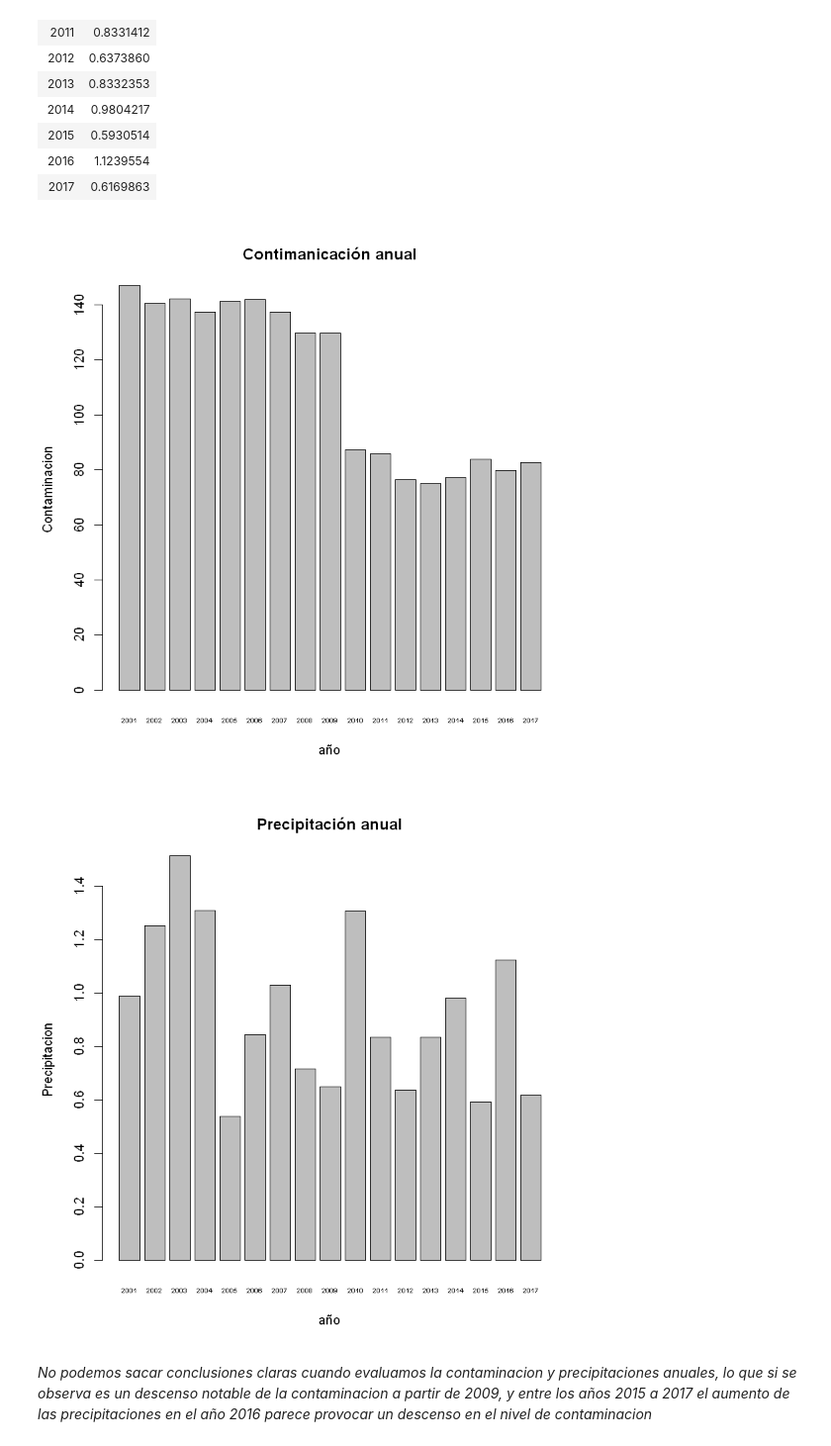
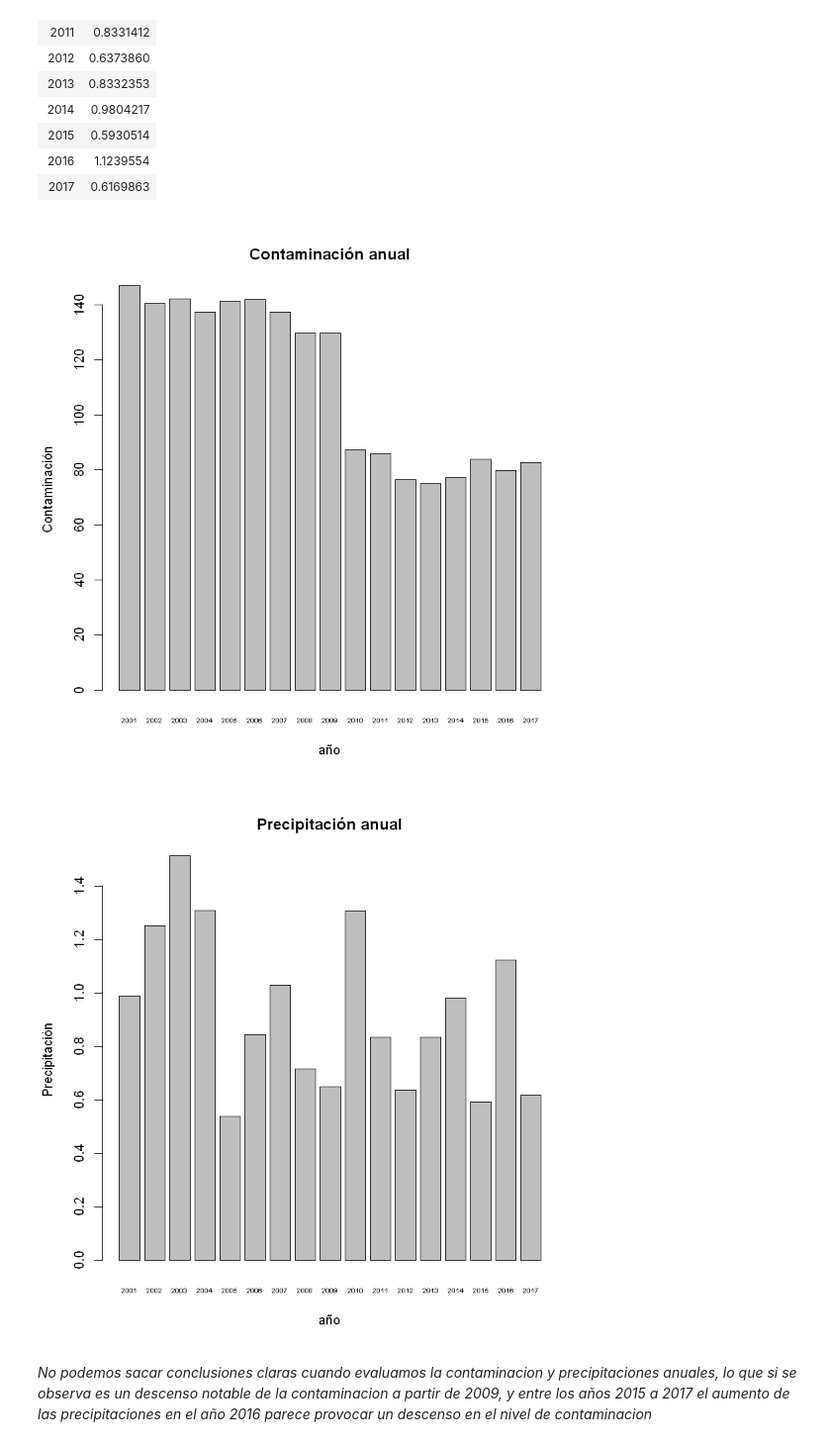
Before and after one commit to manumonforte/DataMining-BigDataParadigm, a Jupyter notebook: Estudio.ipynb, the cells around one changed output. Shown at 99% size. Saved outputs shown, nothing was run; the diff lists cells and outputs as text; code cells hidden in the pictures.

```diff
--- a/Estudio.ipynb
+++ b/Estudio.ipynb
@@ -772,13 +803,13 @@ head(rainfall_year, n = 18)
 | 2016 | 1.1239554 |
 | 2017 | 0.6169863 |
 # %%
-barplot(madrid_year_pol$totalPollution, main ="Contimanicación anual",xlab = "año",ylab = "Contaminacion",
+barplot(madrid_year_pol$totalPollution, main ="Contaminación anual",xlab = "año",ylab = "Contaminación",
         names.arg= madrid_year_pol$year, cex.names=.5)
 
-barplot(rainfall_year$quantity, main ="Precipitación anual",xlab = "año",ylab = "Precipitacion",
+barplot(rainfall_year$quantity, main ="Precipitación anual",xlab = "año",ylab = "Precipitación",
         names.arg= rainfall_year$year, cex.names=.5)
 # %% [output]
-[figure, old version]
+[figure, new version]
 [figure]
 # %% [markdown]
 *No podemos sacar conclusiones claras cuando evaluamos la contaminacion y precipitaciones anuales, lo que si se observa es un descenso notable de la contaminacion a partir de 2009, y entre los años 2015 a 2017 el aumento de las precipitaciones en el año 2016 parece provocar un descenso en el nivel de contaminacion*
```
Also changed, not shown: parts of 85 cells of this notebook.
